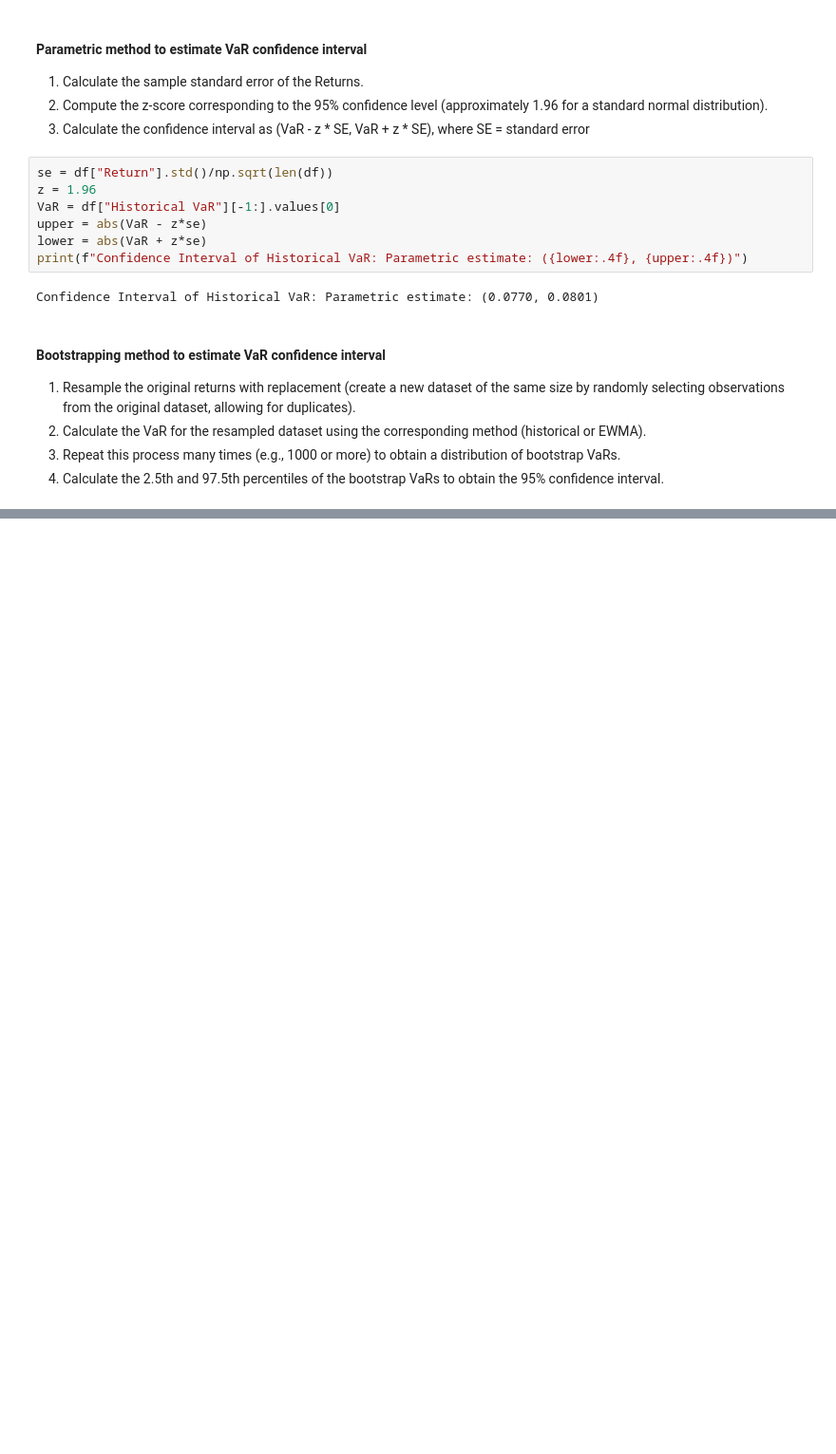
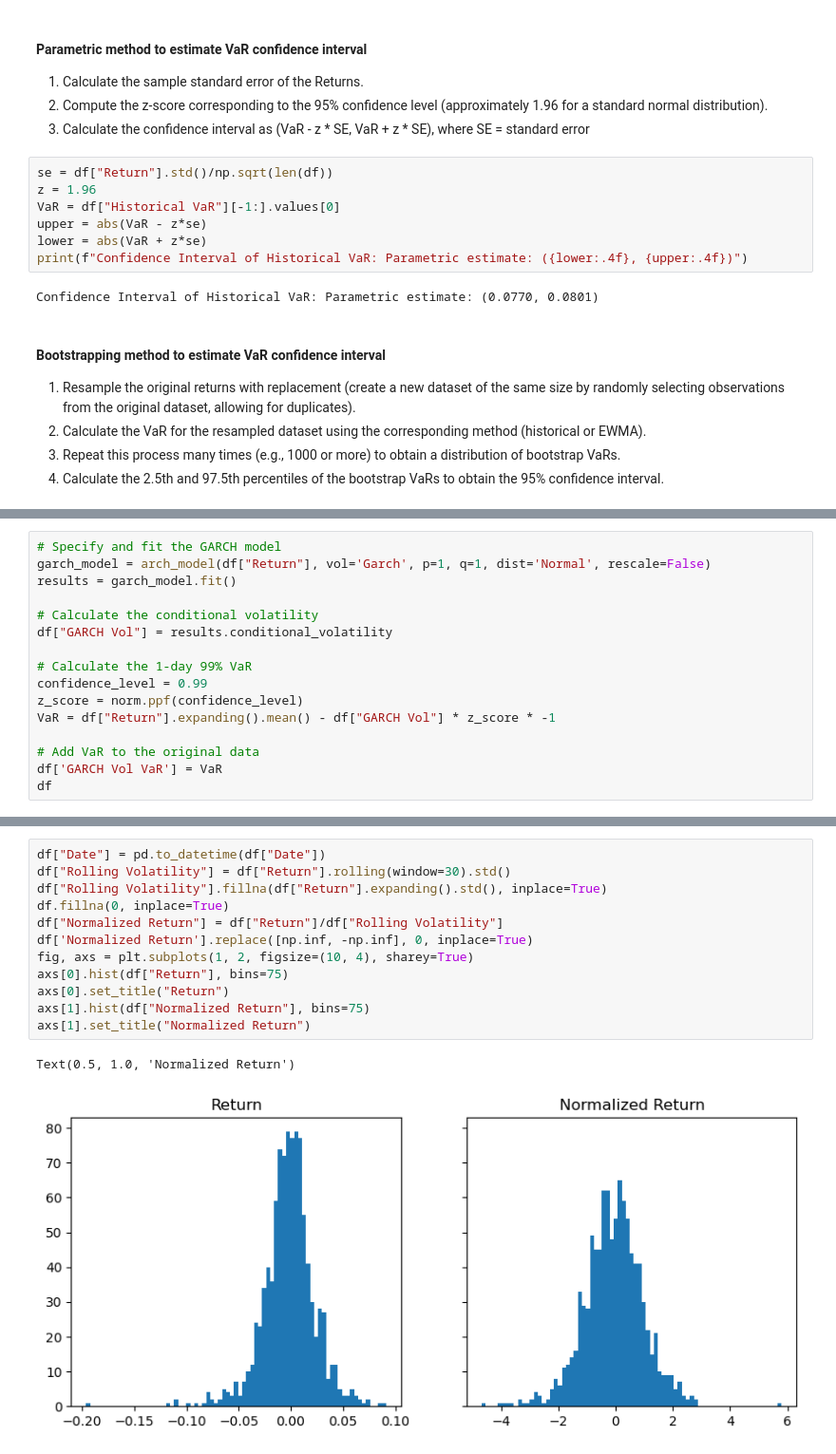
Before and after one commit to AkashRinge/Value-At-Risk-Techniques, a Jupyter notebook: Financial Risk Management.ipynb, the cells around one changed output, grey strips where cells are left out. Shown at 95% size. Cells and saved outputs as stored; diff of their text form; blank space fills up the shorter version.

```diff
--- a/Financial Risk Management.ipynb
+++ b/Financial Risk Management.ipynb
@@ -222,0 +175,16 @@ The EWMA model is a gives a more conservative estimate of the VaR
+# %%
+# Specify and fit the GARCH model
+garch_model = arch_model(df["Return"], vol='Garch', p=1, q=1, dist='Normal', rescale=False)
+results = garch_model.fit()
+
+# Calculate the conditional volatility
+df["GARCH Vol"] = results.conditional_volatility
+
+# Calculate the 1-day 99% VaR
+confidence_level = 0.99
+z_score = norm.ppf(confidence_level)
+VaR = df["Return"].expanding().mean() - df["GARCH Vol"] * z_score * -1
+
+# Add VaR to the original data
+df['GARCH Vol VaR'] = VaR
+df
@@ -222,0 +228,15 @@ The EWMA model is a gives a more conservative estimate of the VaR
+# %%
+df["Date"] = pd.to_datetime(df["Date"])
+df["Rolling Volatility"] = df["Return"].rolling(window=30).std()
+df["Rolling Volatility"].fillna(df["Return"].expanding().std(), inplace=True)
+df.fillna(0, inplace=True)
+df["Normalized Return"] = df["Return"]/df["Rolling Volatility"]
+df['Normalized Return'].replace([np.inf, -np.inf], 0, inplace=True)
+fig, axs = plt.subplots(1, 2, figsize=(10, 4), sharey=True)
+axs[0].hist(df["Return"], bins=75)
+axs[0].set_title("Return")
+axs[1].hist(df["Normalized Return"], bins=75)
+axs[1].set_title("Normalized Return")
+# %% [output]
+Text(0.5, 1.0, 'Normalized Return')
+[figure, added]
```
Also changed, not shown: parts of 26 cells of this notebook.
